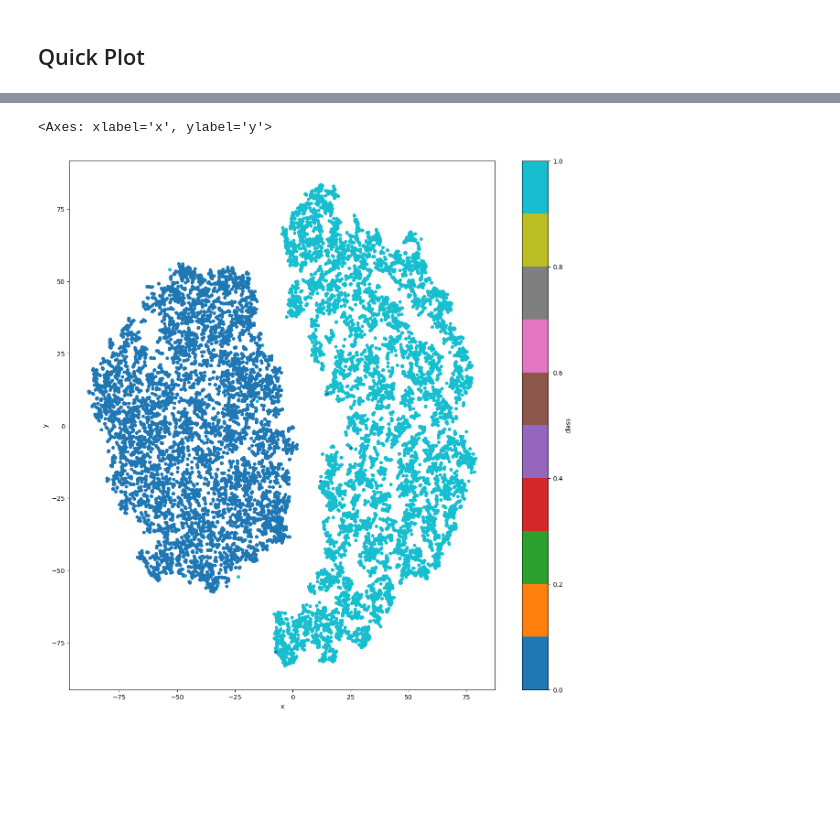
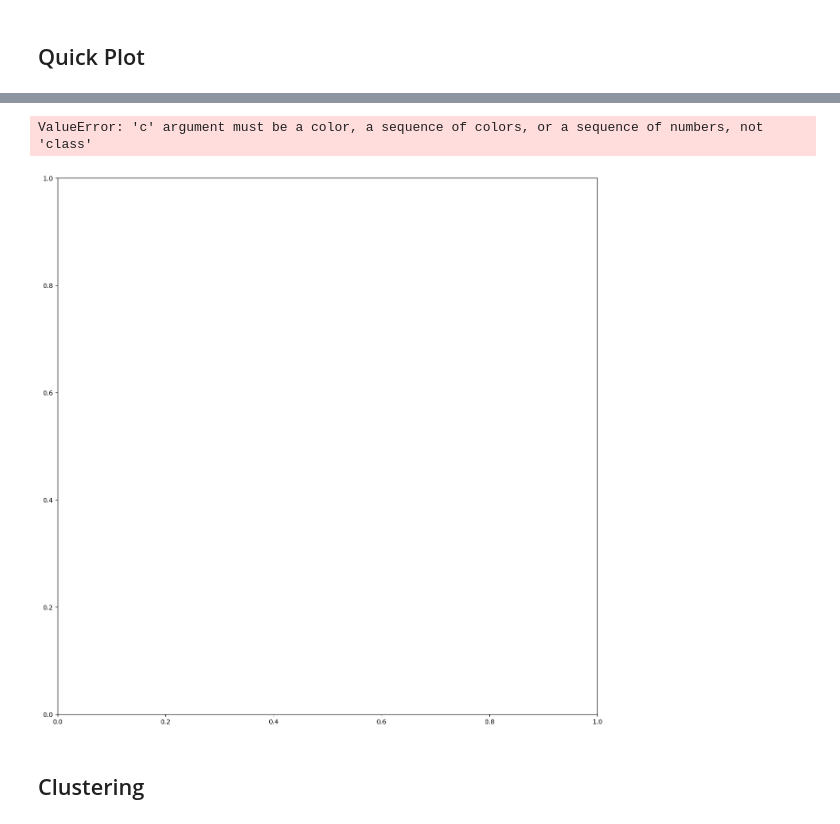
Before and after one commit to c1014695Newcastle/PyTorchJacard, a Jupyter notebook: Model_WORKING.ipynb, the cells around one changed output, grey strips where cells are left out. Drawn from its saved outputs; the diff is of its cells as text; code cells hidden in the pictures; blank space fills up the shorter version.

```diff
--- a/Model_WORKING.ipynb
+++ b/Model_WORKING.ipynb
@@ -301,6 +319,0 @@ dataset_projections_df = pd.DataFrame(encoded_dataset_projections, columns=['x',
-# %%
-plt.rcParams["figure.figsize"] = [10, 10]
-dataset_projections_df.plot.scatter(
-    x='x',
-    y='y',
-)
@@ -408,3 +394,2 @@ Index(['x', 'y', 'class'], dtype='object')
 # %%
-shap_values = shap_values_2d_df = pd.read_csv('Data/shap_values.csv').drop(['class'], axis = 1)
-shap_values.columns
+shap_values = shap_values_2d_df = pd.read_csv('Data/shap_values_with_coordinates.csv').drop(['class'], axis = 1)
@@ -424,11 +396,13 @@ shap_values_2d_df.to_csv('Data/shap_values_with_coordinates.csv', index=None)
 # %%
 plt.rcParams["figure.figsize"] = [15, 15]
-shap_values_2d_df.plot.scatter(
+shap_values.plot.scatter(
     x='x',
     y='y',
     c='class',
     colormap='tab10'
 )
 # %% [output]
-<Axes: xlabel='x', ylabel='y'>
+ValueError: 'c' argument must be a color, a sequence of colors, or a sequence of numbers, not 'class'
-[figure, old version]
+[figure, new version]
+# %% [markdown]
+## Clustering
```
Also changed, not shown: parts of 38 cells of this notebook, 2 other files.
